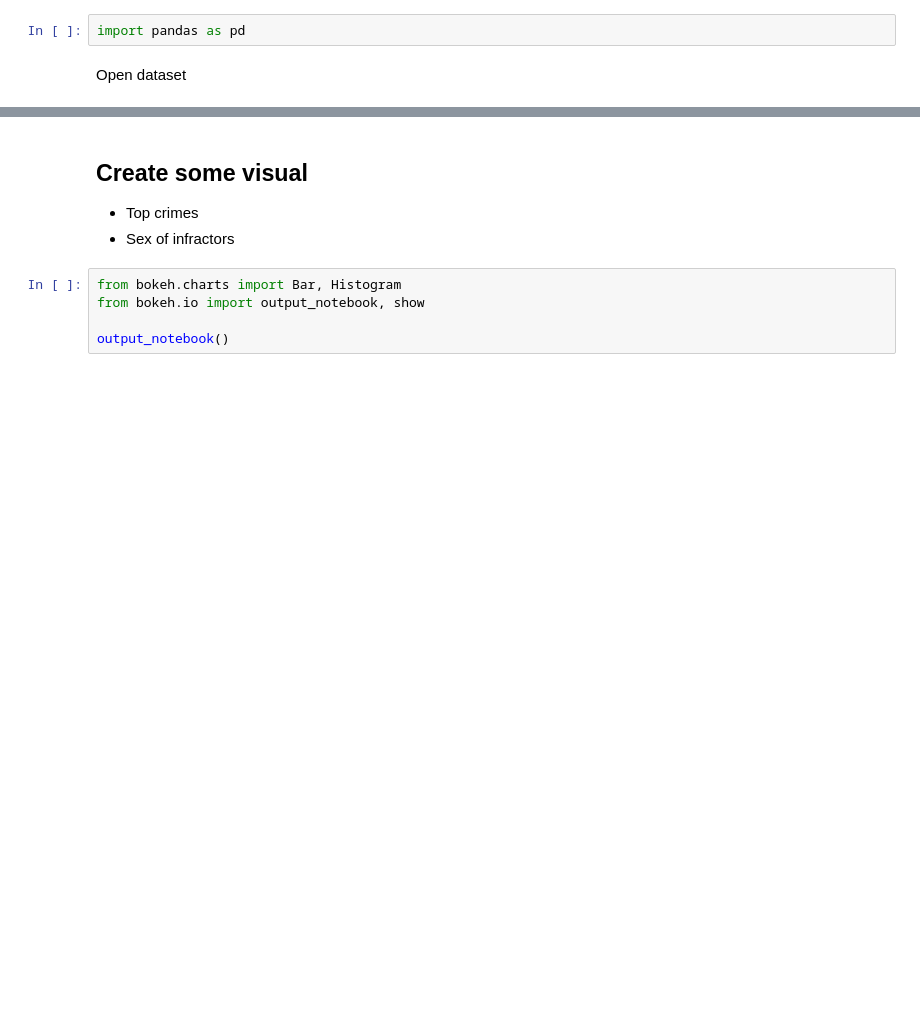
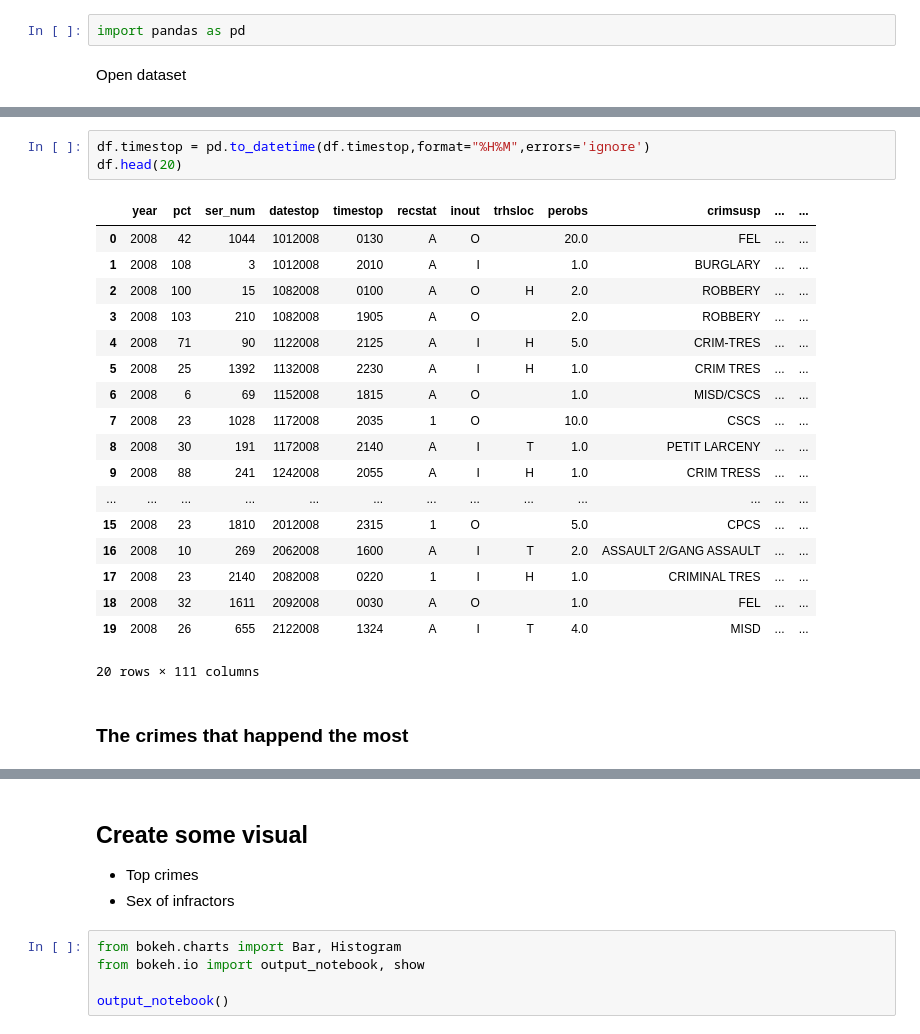
Before and after one commit to jdelos/dsdevdays, a Jupyter notebook: Developpers Day Data Science.ipynb, the cells around one changed output, grey strips where cells are left out. Saved outputs shown, nothing was run; the diff lists cells and outputs as text; blank space fills up the shorter version.

```diff
--- a/Developpers Day Data Science.ipynb
+++ b/Developpers Day Data Science.ipynb
@@ -29,0 +32,24 @@ dtype: object
+# %%
+df.timestop = pd.to_datetime(df.timestop,format="%H%M",errors='ignore')
+df.head(20)
+# %% [output]
+|  | year | pct | ser_num | datestop | timestop | recstat | inout | trhsloc | perobs | crimsusp | ... | ... |
+| 0 | 2008 | 42 | 1044 | 1012008 | 0130 | A | O |  | 20.0 | FEL | ... | ... |
+| 1 | 2008 | 108 | 3 | 1012008 | 2010 | A | I |  | 1.0 | BURGLARY | ... | ... |
+| 2 | 2008 | 100 | 15 | 1082008 | 0100 | A | O | H | 2.0 | ROBBERY | ... | ... |
+| 3 | 2008 | 103 | 210 | 1082008 | 1905 | A | O |  | 2.0 | ROBBERY | ... | ... |
+| 4 | 2008 | 71 | 90 | 1122008 | 2125 | A | I | H | 5.0 | CRIM-TRES | ... | ... |
+| 5 | 2008 | 25 | 1392 | 1132008 | 2230 | A | I | H | 1.0 | CRIM TRES | ... | ... |
+| 6 | 2008 | 6 | 69 | 1152008 | 1815 | A | O |  | 1.0 | MISD/CSCS | ... | ... |
+| 7 | 2008 | 23 | 1028 | 1172008 | 2035 | 1 | O |  | 10.0 | CSCS | ... | ... |
+| 8 | 2008 | 30 | 191 | 1172008 | 2140 | A | I | T | 1.0 | PETIT LARCENY | ... | ... |
+| 9 | 2008 | 88 | 241 | 1242008 | 2055 | A | I | H | 1.0 | CRIM TRESS | ... | ... |
+| ... | ... | ... | ... | ... | ... | ... | ... | ... | ... | ... | ... | ... |
+| 15 | 2008 | 23 | 1810 | 2012008 | 2315 | 1 | O |  | 5.0 | CPCS | ... | ... |
+| 16 | 2008 | 10 | 269 | 2062008 | 1600 | A | I | T | 2.0 | ASSAULT 2/GANG ASSAULT | ... | ... |
+| 17 | 2008 | 23 | 2140 | 2082008 | 0220 | 1 | I | H | 1.0 | CRIMINAL TRES | ... | ... |
+| 18 | 2008 | 32 | 1611 | 2092008 | 0030 | A | O |  | 1.0 | FEL | ... | ... |
+| 19 | 2008 | 26 | 655 | 2122008 | 1324 | A | I | T | 4.0 | MISD | ... | ... |
+20 rows × 111 columns
+# %% [markdown]
+### The crimes that happend the most
```
Also changed, not shown: parts of 2 cells of this notebook.
